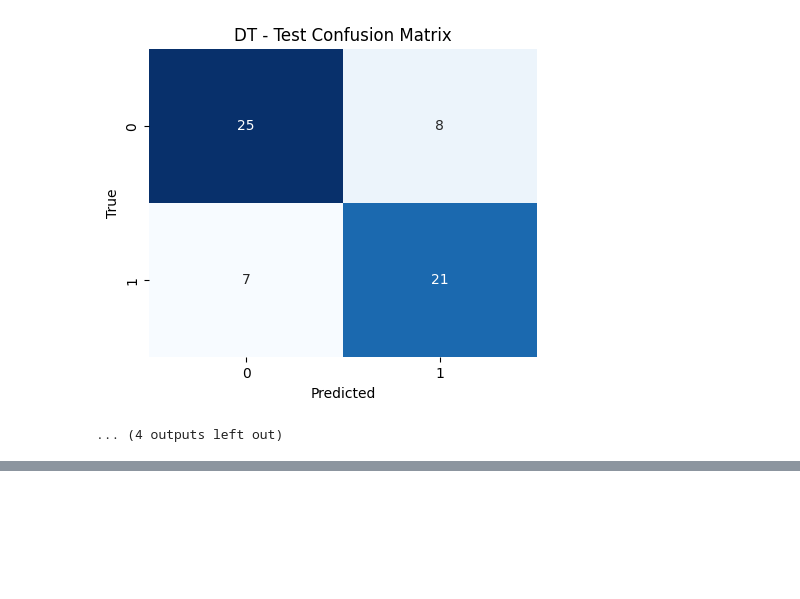
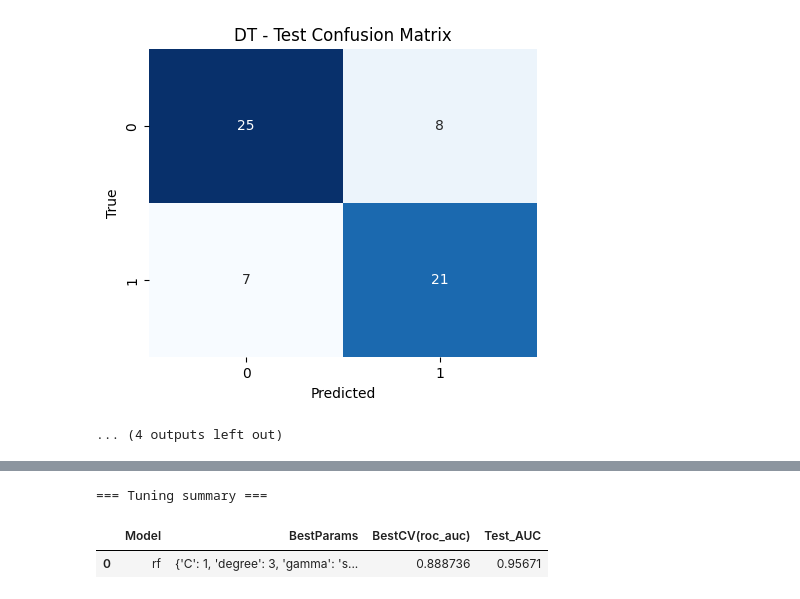
Before and after one commit to ai-abanoubmichel/GTC-Heart-Disease-Risk-Prediction, a Jupyter notebook: GTC_Final_Project_Heart_Disease_Prediction.ipynb, the cells around one changed output, grey strips where cells are left out. Saved outputs shown, nothing was run; the diff lists cells and outputs as text; code cells hidden in the pictures; blank space fills up the shorter version.

```diff
--- a/GTC_Final_Project_Heart_Disease_Prediction.ipynb
+++ b/GTC_Final_Project_Heart_Disease_Prediction.ipynb
@@ -829,0 +897,5 @@ weighted avg       0.76      0.75      0.75        61
+# %%
+skf = StratifiedKFold(n_splits=5, shuffle=True, random_state=42)
+# %%
+tuned_models = {}
+tuning_results = []
@@ -829,0 +970,4 @@ weighted avg       0.76      0.75      0.75        61
+# %%
+gs.fit(X_train_scaled, y_train)
+best = gs.best_estimator_
+tuned_models[name] = best
@@ -829,0 +978,18 @@ weighted avg       0.76      0.75      0.75        61
+# %%
+if hasattr(best, "predict_proba"):
+      y_proba = best.predict_proba(X_test_scaled)[:, 1]
+else:
+    try:
+        y_proba = best.decision_function(X_test_scaled)
+    except Exception:
+        y_proba = None
+
+test_auc = roc_auc_score(y_test, y_proba) if y_proba is not None else np.nan
+
+print(f"Best params for {name}: {gs.best_params_}")
+print(f"Best CV (roc_auc) during GridSearch: {gs.best_score_:.4f}")
+print(f"Test ROC-AUC: {test_auc:.4f}")
+print("Classification report on TEST set:")
+print(classification_report(y_test, y_pred, digits=4))
+
+tuning_results.append([name, gs.best_params_, gs.best_score_, test_auc])
@@ -829,0 +1009,11 @@ weighted avg       0.76      0.75      0.75        61
+# %%
+# Summary DataFrame for tuned models
+tuning_df = pd.DataFrame(tuning_results, columns=[
+    "Model", "BestParams", "BestCV(roc_auc)", "Test_AUC"
+])
+print("\n=== Tuning summary ===")
+display(tuning_df)
+# %% [output]
+=== Tuning summary ===
+|  | Model | BestParams | BestCV(roc_auc) | Test_AUC |
+| 0 | rf | {'C': 1, 'degree': 3, 'gamma': 's... | 0.888736 | 0.95671 |
```
Also changed, not shown: parts of 14 cells of this notebook.
